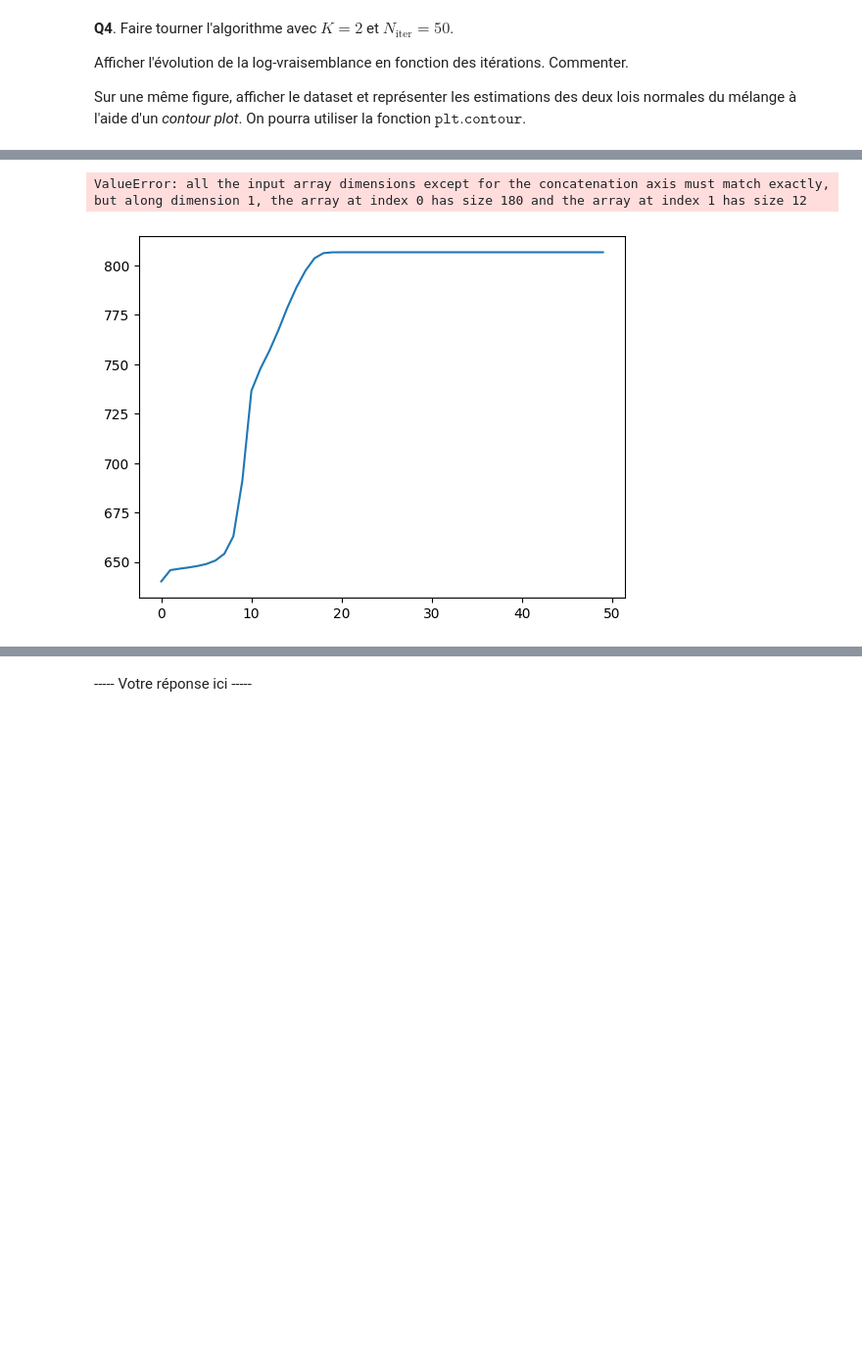
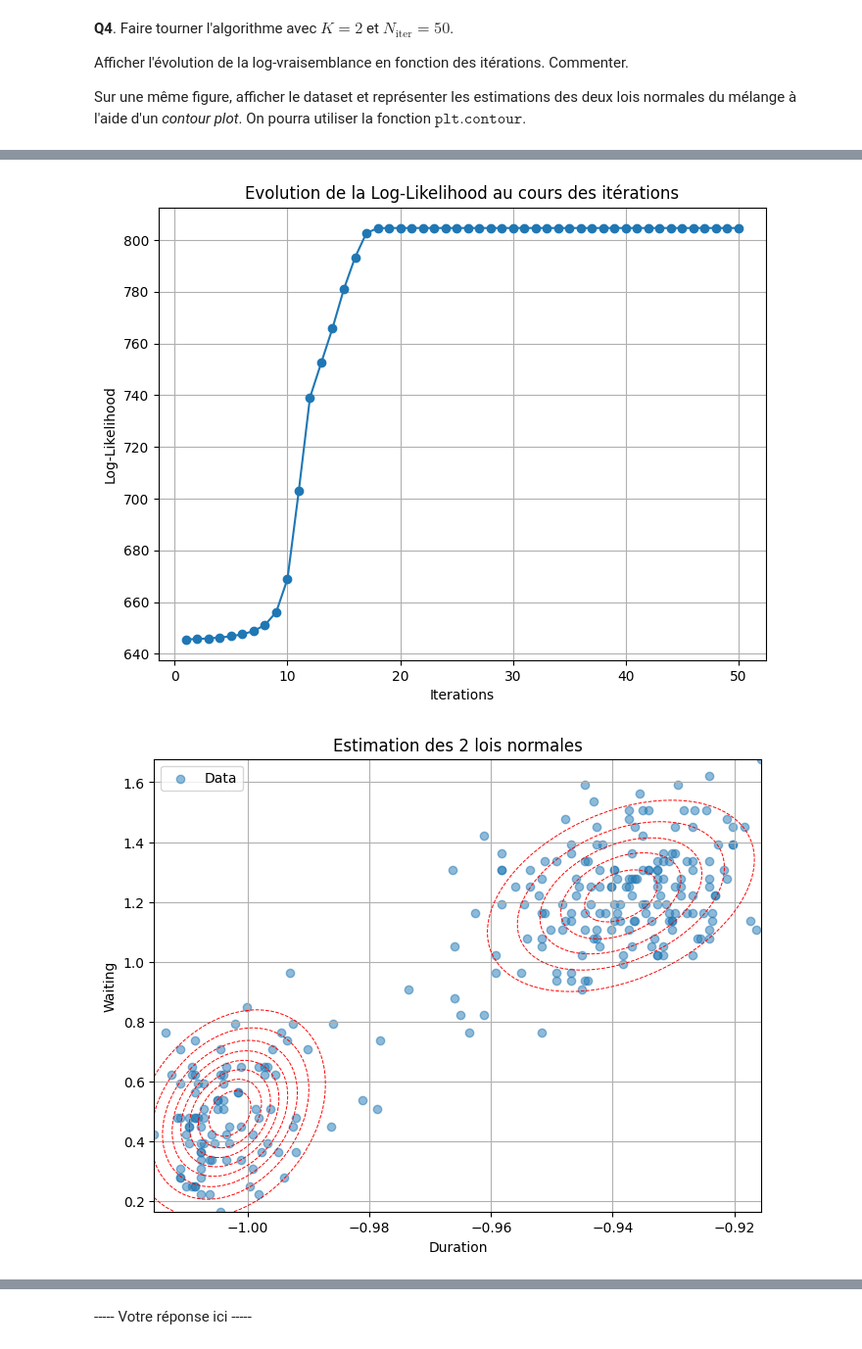
Before and after one commit to Ben1306/introduction_stats_sdia, a Jupyter notebook: tp1_stats.ipynb, the cells around one changed output, grey strips where cells are left out. Shown at 98% size. Cells and saved outputs as stored; diff of their text form; code cells hidden in the pictures; blank space fills up the shorter version.

```diff
--- a/tp1_stats.ipynb
+++ b/tp1_stats.ipynb
@@ -35,11 +35,11 @@ data = io.StringIO(response.text)
 df = pd.read_csv(data)
 
 X = df[['duration', 'waiting']].values
-N, D = X. shape
+N, D = X.shape
 
 # Standardize data to avoid numerical instabilities
 standardize = lambda vec : (vec - np.mean(vec))/np.std(vec)
-X = standardize(X)
+X  = (X - X.mean()) / X.std()
 
 duration = X[:,0]
 waiting = X[:,1]
@@ -68,7 +68,7 @@ def log_likelihood(theta, X, K): # Fill in the appropriate arguments
             K: is the number of hyperparameters of our model
             X: is the input matrix
             theta:
-                theta[0] is the K mu vectors
+                theta[0] are the K mu vectors
                 theta[1] are the K covariance matrix
                 theta[2] are the K pi weights of the sum
     """
@@ -156,49 +180,43 @@ Sur une même figure, afficher le dataset et représenter les estimations des de
 # %%
 K = 2
 Niter = 50
+log_likelihoods, means, variances, pis = EM_algorithm_v1(X, K, Niter)
 
-thetas = EM_algorithm_v1(X, 2, 50)
+def plot_log_likelihood(log_likelihoods):
+    plt.figure(figsize=(8, 6))
+    plt.plot(range(1, len(log_likelihoods) + 1), log_likelihoods, marker='o')
+    plt.xlabel('Iterations')
+    plt.ylabel('Log-Likelihood')
+    plt.title('Evolution de la Log-Likelihood au cours des itérations')
+    plt.grid(True)
+    plt.show()
 
-x = np.array([k for k in range(Niter)])
-y = np.array([log_likelihood(theta, X, K) for theta in thetas])
-#print(y)
+def plot_gaussian_mixture(X, means, covariances):
+    plt.figure(figsize=(8, 6))
 
-plt.plot(x,y)
+    # Plot the dataset
+    plt.scatter(X[:, 0], X[:, 1], alpha=0.5, label='Data')
 
+    # Create a grid of values for the contour plot
+    x, y = np.meshgrid(np.linspace(X[:, 0].min(), X[:, 0].max(), 100),
+                       np.linspace(X[:, 1].min(), X[:, 1].max(), 100))
 
-y_min, y_max = -1.02, -0.9  # Adjust the range as needed
-x_min, x_max = 0, 1.8  # Adjust the range as needed
-step = 0.01  # Adjust the step size as needed
-x = np.arange(x_min, x_max, step)
-y = np.arange(y_min, y_max, step)
-Xgrid, Ygrid = np.meshgrid(x, y)
+    # Evaluate the Gaussian mixture model on the grid
+    z = np.zeros_like(x)
+    for mean, cov in zip(means, covariances):
+        mvn = ss.multivariate_normal(mean=mean, cov=cov)
+        z += mvn.pdf(np.dstack((x, y)))
 
+    # Plot the contour lines for the Gaussian mixture
+    plt.contour(x, y, z, colors='r', linestyles='dashed', linewidths=0.7, levels=10)
 
-pos = np.dstack((x, y))
-pdf_values = ss.multivariate_normal(thetas[-1][0][0], thetas[-1][1][0]).pdf(pos)
+    plt.xlabel('Duration')
+    plt.ylabel('Waiting')
+    plt.title('Estimation des 2 lois normales')
+    plt.legend()
+    plt.grid(True)
+    plt.show
 
-print(pdf_values.shape)
-
-plt.scatter(X[:, 0], X[:, 1], alpha=1)
-for theta in thetas:
-    for k in range(K):
-        mean = theta[0][k]
-        cov = theta[1][k]
-        plt.contour(
-            x,
-            y,
-            pdf_values(),
-            cmap='viridis'
-        )
-plt.xlabel('X1')
-plt.ylabel('X2')
-plt.title('Contour Plots of Estimated Normal Distributions')
-
-
-plt.show()
-
-
-# # # # # # # # #
-# YOUR CODE HERE #
-# # # # # # # # #
+plot_log_likelihood(log_likelihoods)
+plot_gaussian_mixture(X, means, variances)
 # %% [output]
@@ -213,2 +223,2 @@ plt.show()
-ValueError: all the input array dimensions except for the concatenation axis must match exactly, but along dimension 1, the array at index 0 has size 180 and the array at index 1 has size 12
-[figure, old version]
+[figure, new version]
+[figure, added]
```
Also changed, not shown: parts of 13 cells of this notebook.
